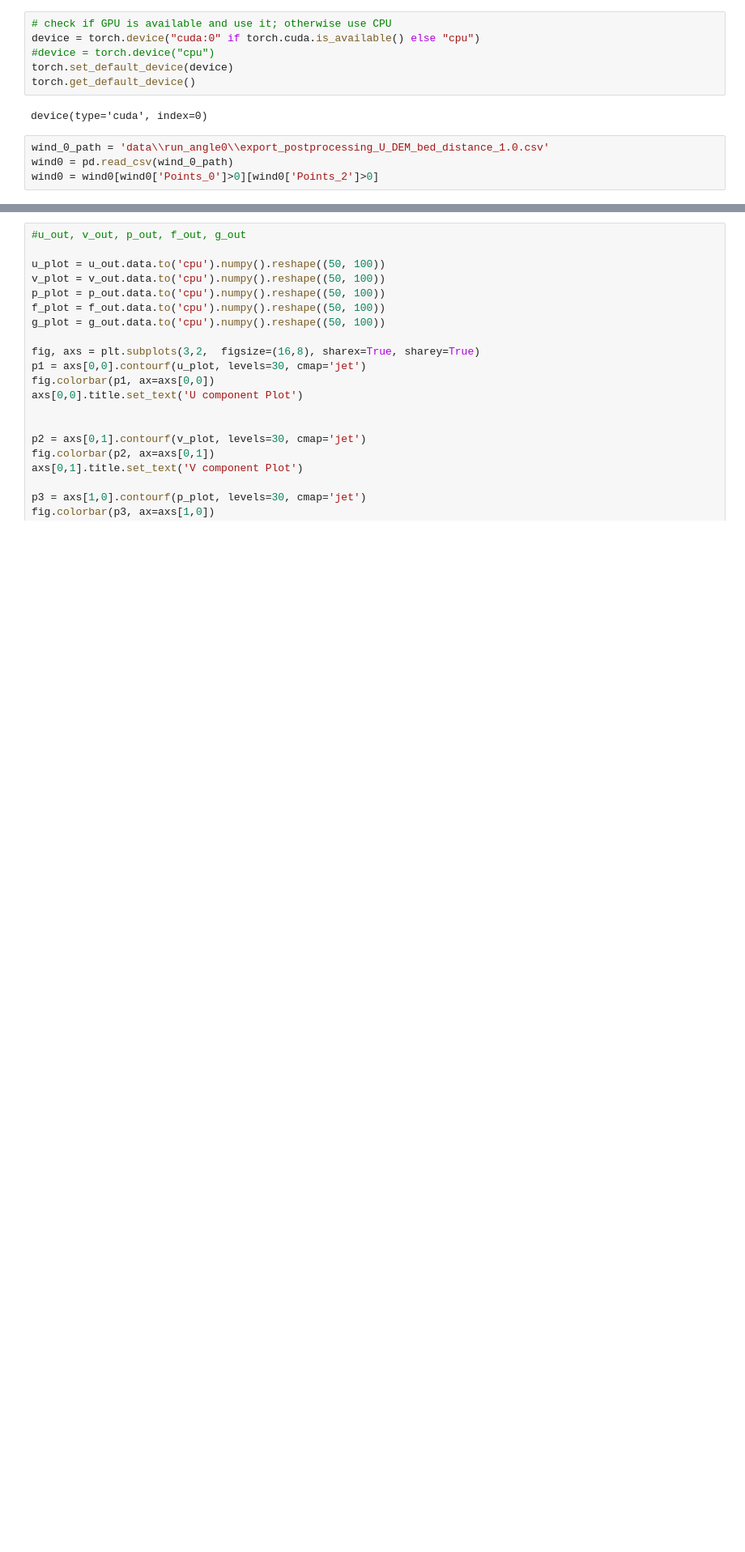
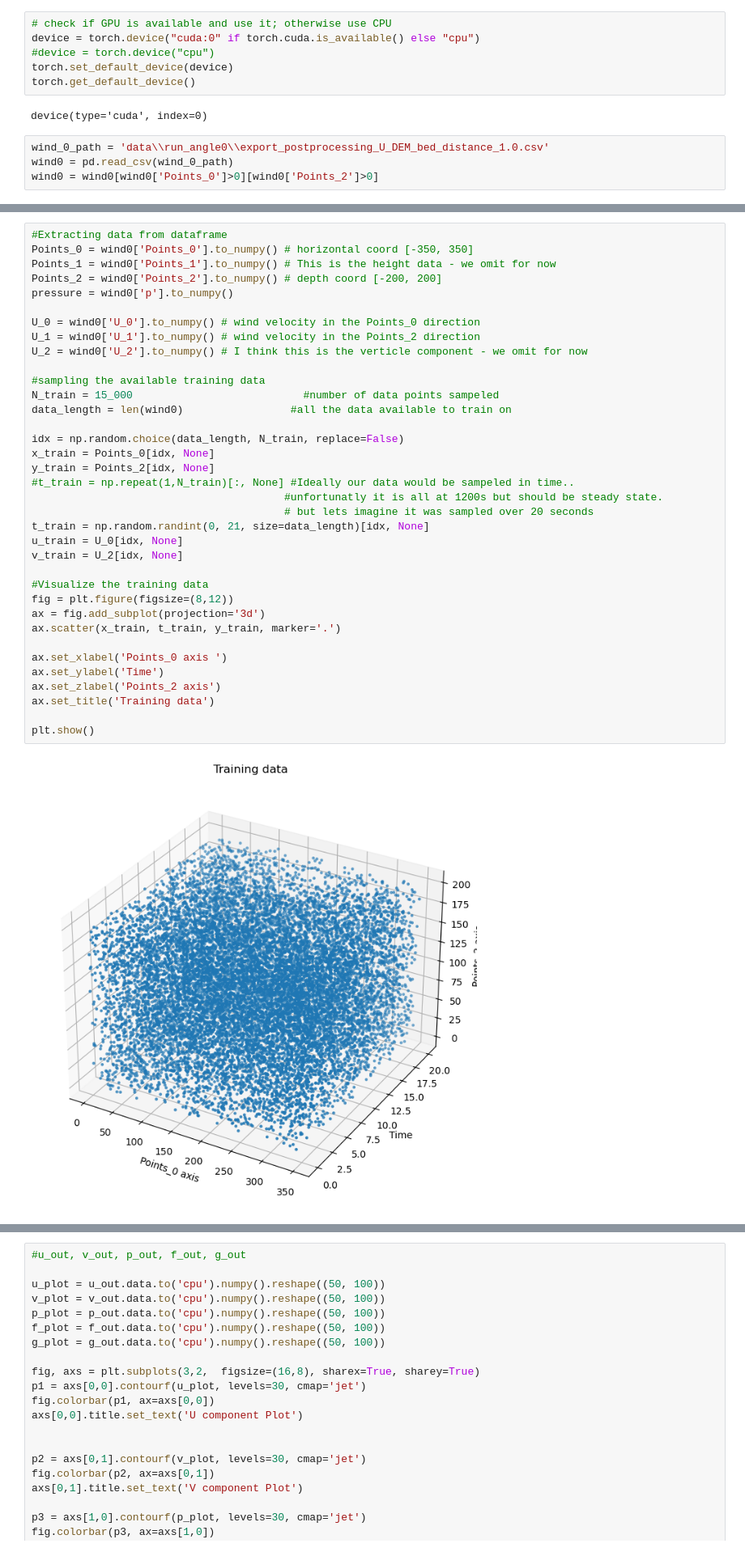
Before and after one commit to James-Quigley-ie/NS-PINN, a Jupyter notebook: PINN_NS.ipynb, the cells around one changed output, grey strips where cells are left out. Shown at 81% size. Saved outputs shown, nothing was run; the diff lists cells and outputs as text; blank space fills up the shorter version.

```diff
--- a/PINN_NS.ipynb
+++ b/PINN_NS.ipynb
@@ -127,3 +133,41 @@ class NavierStokes():
         # training loop
         self.net.train()
         self.optimizer.step(self.closure)
+# %%
+#Extracting data from dataframe
+Points_0 = wind0['Points_0'].to_numpy() # horizontal coord [-350, 350]
+Points_1 = wind0['Points_1'].to_numpy() # This is the height data - we omit for now
+Points_2 = wind0['Points_2'].to_numpy() # depth coord [-200, 200]
+pressure = wind0['p'].to_numpy()
+
+U_0 = wind0['U_0'].to_numpy() # wind velocity in the Points_0 direction
+U_1 = wind0['U_1'].to_numpy() # wind velocity in the Points_2 direction
+U_2 = wind0['U_2'].to_numpy() # I think this is the verticle component - we omit for now
+
+#sampling the available training data
+N_train = 15_000                           #number of data points sampeled
+data_length = len(wind0)                 #all the data available to train on
+
+idx = np.random.choice(data_length, N_train, replace=False)
+x_train = Points_0[idx, None]
+y_train = Points_2[idx, None]
+#t_train = np.repeat(1,N_train)[:, None] #Ideally our data would be sampeled in time..
+                                        #unfortunatly it is all at 1200s but should be steady state.
+                                        # but lets imagine it was sampled over 20 seconds
+t_train = np.random.randint(0, 21, size=data_length)[idx, None]
+u_train = U_0[idx, None]
+v_train = U_2[idx, None]
+
+#Visualize the training data
+fig = plt.figure(figsize=(8,12))
+ax = fig.add_subplot(projection='3d')
+ax.scatter(x_train, t_train, y_train, marker='.')
+
+ax.set_xlabel('Points_0 axis ')
+ax.set_ylabel('Time')
+ax.set_zlabel('Points_2 axis')
+ax.set_title('Training data')
+
+plt.show()
+# %% [output]
+[figure, new version]
```
Also changed, not shown: parts of 10 cells of this notebook.
